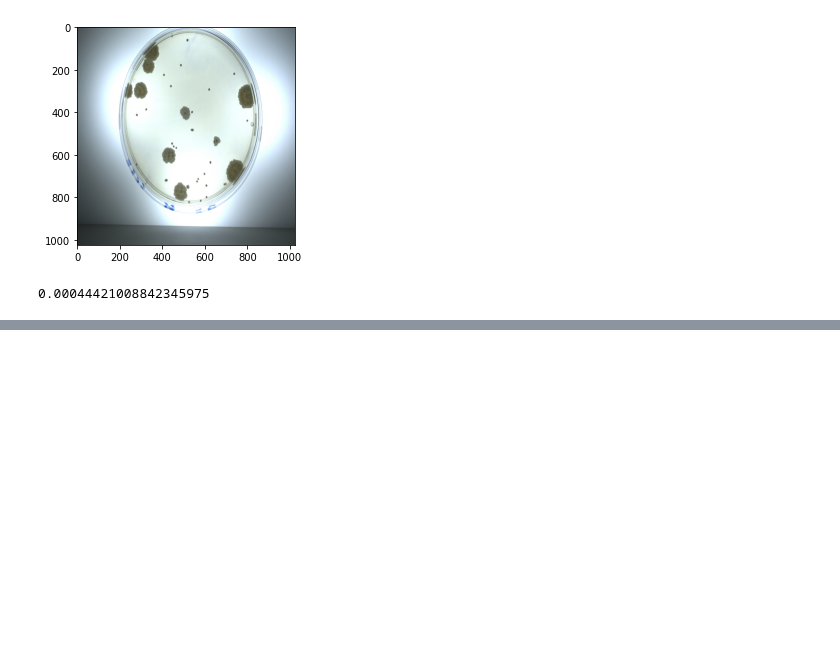
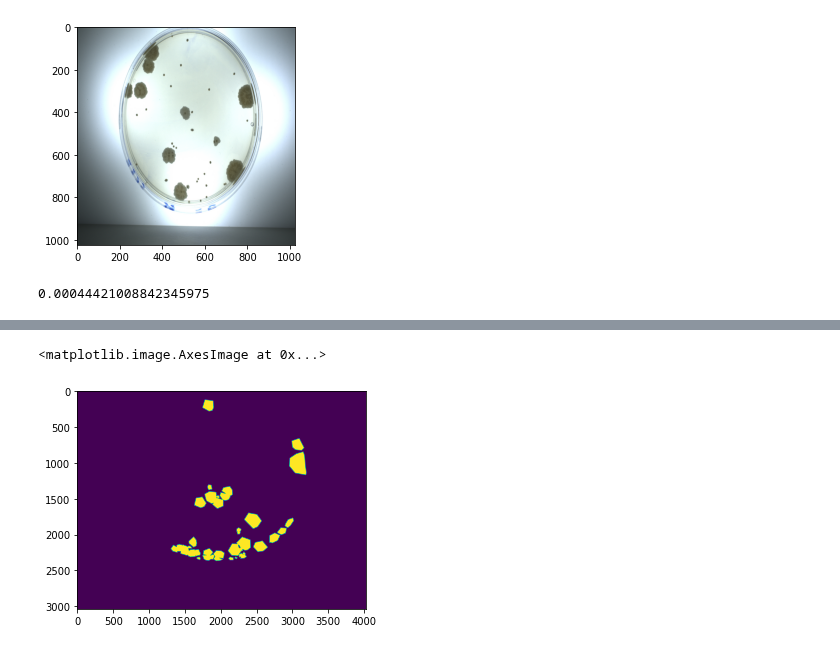
Before and after one commit to Klimorg/template_prod, a Jupyter notebook: Untitled.ipynb, the cells around one changed output, grey strips where cells are left out. Saved outputs shown, nothing was run; the diff lists cells and outputs as text; code cells hidden in the pictures; blank space fills up the shorter version.

```diff
--- a/Untitled.ipynb
+++ b/Untitled.ipynb
@@ -72,0 +90,13 @@ array([[[0.27058824, 0.30196078, 0.30980392],
+# %%
+def split_by_value(img: npt.NDArray, num_classes:int)-> npt.NDArray:
+    height, width = img.shape[0], img.shape[1]
+    split_img = np.zeros((height, width))
+    split_img = np.expand_dims(split_img, axis=-1)
+    for idx in range(1, num_classes):
+        mask = img[:,:]==idx
+        mask = np.expand_dims(mask, axis=-1)
+        split_img = np.concatenate((split_img, mask), axis=-1)
+
+    return split_img
+# %%
+split = split_by_value(mask, 4)
@@ -72,0 +107,5 @@ array([[[0.27058824, 0.30196078, 0.30980392],
+# %%
+plt.imshow(split[:,:,3])
+# %% [output]
+<matplotlib.image.AxesImage at 0x...>
+[figure, added]
```
Also changed, not shown: parts of 21 cells of this notebook, 1 other file.
